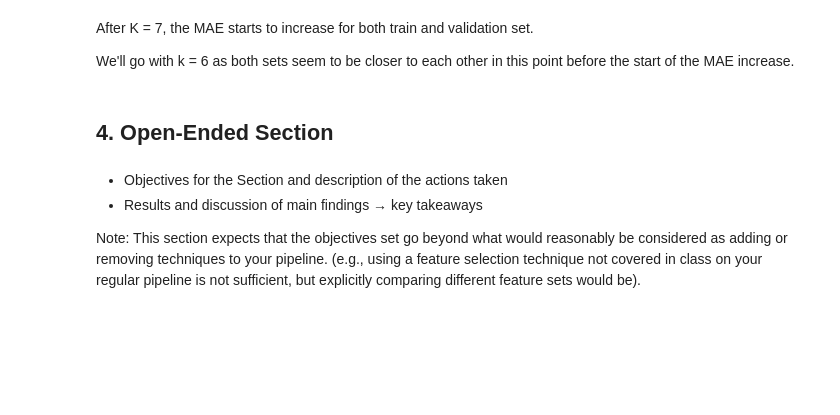
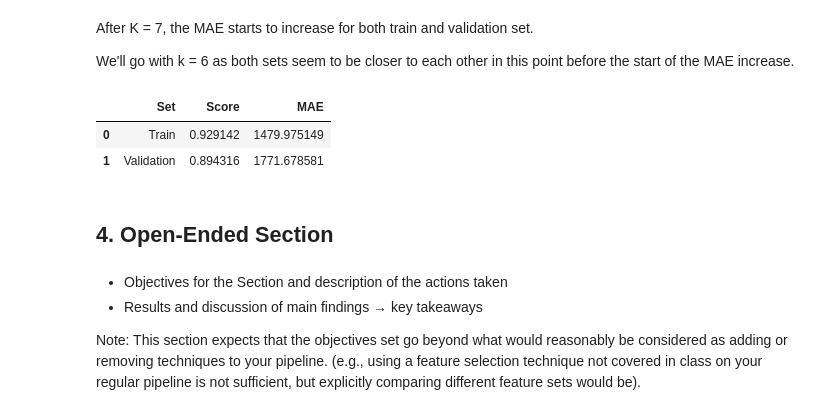
Before and after one commit to TheFriendlyTwin/Group14-Cars4You-Project, a Jupyter notebook: Project_Group14_KNN.ipynb, the cells around one changed output. Cells and saved outputs as stored; diff of their text form; code cells hidden in the pictures; blank space fills up the shorter version.

```diff
--- a/Project_Group14_KNN.ipynb
+++ b/Project_Group14_KNN.ipynb
@@ -2632,18 +2611,27 @@ After K = 7, the MAE starts to increase for both train and validation set.
 
 We'll go with k = 6 as both sets seem to be closer to each other in this point before the start of the MAE increase.
 # %%
-KNR_model = KNeighborsRegressor(n_neighbors = n).fit(ohc_X_train, y_train)
+KNR_model = KNeighborsRegressor(n_neighbors = 6).fit(ohc_X_train, y_train)
 
 pred_train_knr = KNR_model.predict(ohc_X_train)
 pred_val_knr = KNR_model.predict(ohc_X_val)
 
 knr_score_train = KNR_model.score(ohc_X_train, y_train)
 knr_score_val = KNR_model.score(ohc_X_val, y_validation)
 
 knr_error_train = mean_absolute_error(y_train, pred_train_knr)
 knr_error_val = mean_absolute_error(y_validation, pred_val_knr)
 
-# Dataframe to display this value
+# Dataframe to display these values
+pd.DataFrame({
+    'Set' : ['Train', 'Validation'],
+    'Score' : [knr_score_train, knr_score_val],
+    'MAE' : [knr_error_train, knr_error_val]
+})
+# %% [output]
+|  | Set | Score | MAE |
+| 0 | Train | 0.929142 | 1479.975149 |
+| 1 | Validation | 0.894316 | 1771.678581 |
 # %% [markdown]
 <a id="4">    </a>
 ## 4. Open-Ended Section
```
Also changed, not shown: parts of 34 cells of this notebook, 1 other file.
